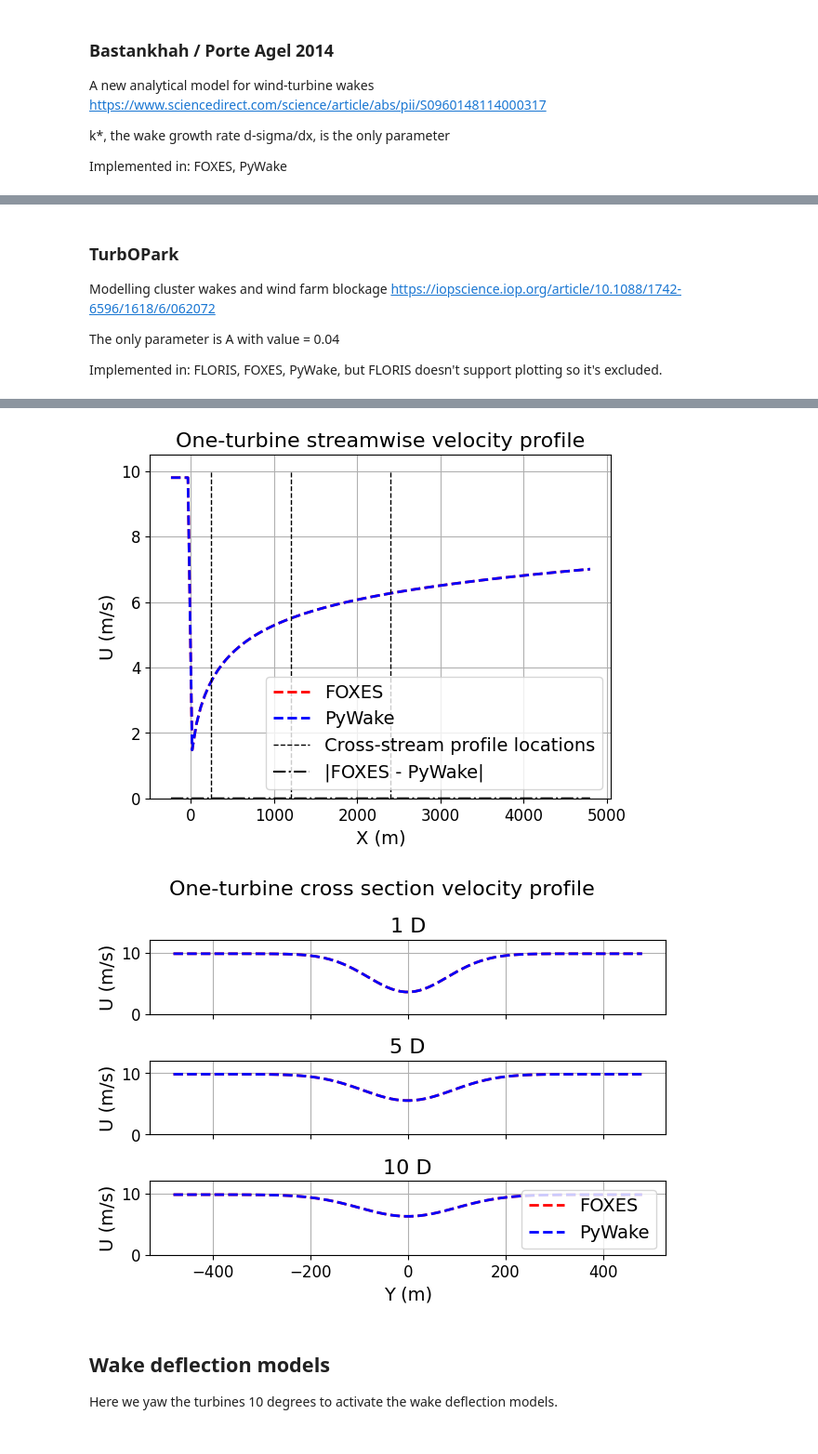
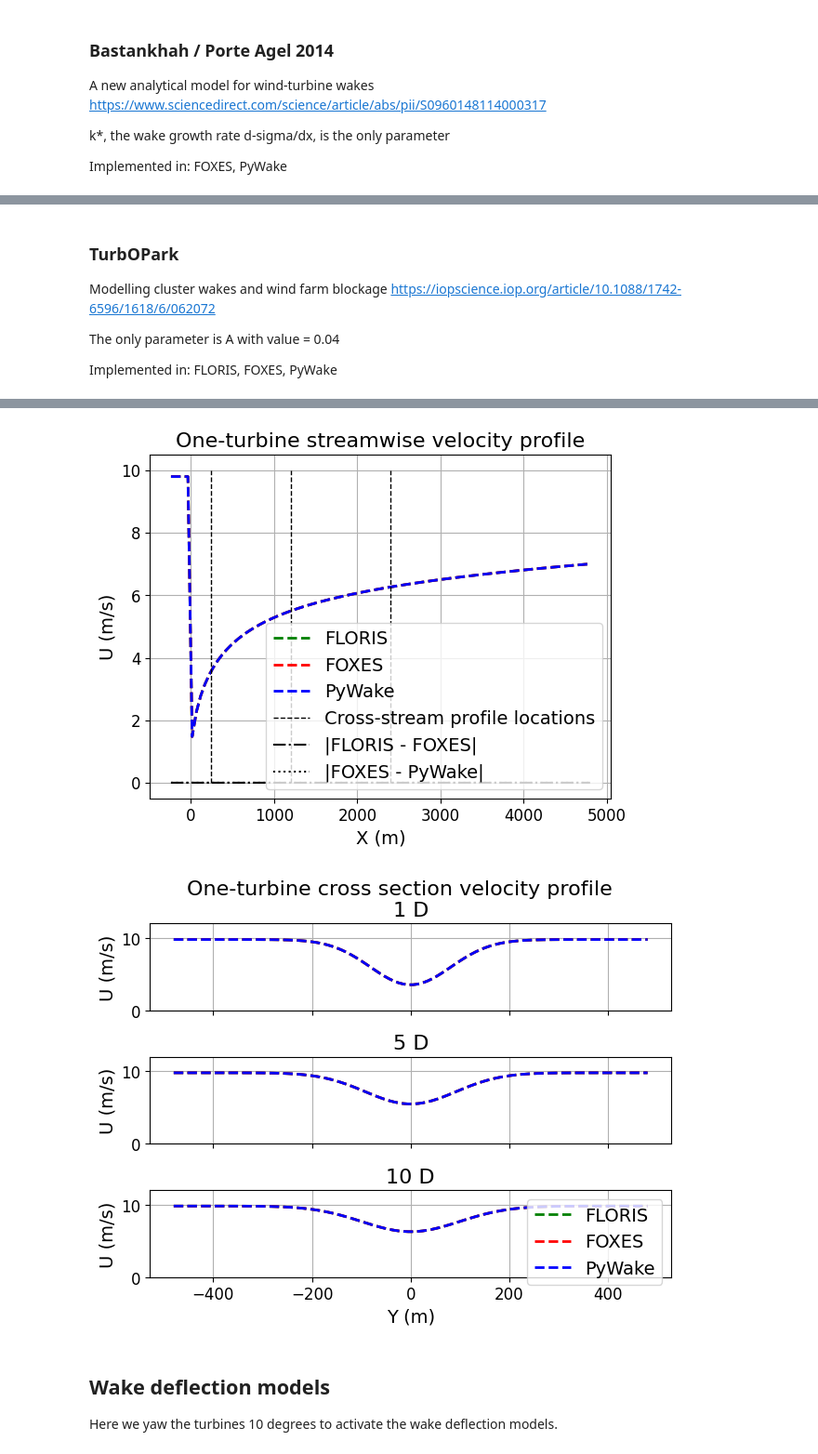
Before and after one commit to rafmudaf/wcomp, a Jupyter notebook: examples/torque2024_1turbine.ipynb, the cells around one changed output, grey strips where cells are left out. Shown at 93% size. Drawn from its saved outputs; the diff is of its cells as text; code cells hidden in the pictures.

Commit message:
Update streamwise and crosswise velocity profile plots

```diff
--- a/examples/torque2024_1turbine.ipynb
+++ b/examples/torque2024_1turbine.ipynb
@@ -324,45 +410,63 @@ https://iopscience.iop.org/article/10.1088/1742-6596/1618/6/062072
 
 The only parameter is A with value = 0.04
 
-Implemented in: FLORIS, FOXES, PyWake, but FLORIS doesn't support plotting so it's excluded.
+Implemented in: FLORIS, FOXES, PyWake
 # %%
 this_case = CASE_DIR / Path('turbopark/wind_energy_system.yaml')
-# floris_case = WCompFloris(this_case)
+floris_case = WCompFloris(this_case)
 foxes_case = WCompFoxes(this_case)
 pywake_case = WCompPyWake(this_case)
 
+### Streamwise profile plot
+
 fig, ax = plt.subplots()
-# floris_case.streamwise_profile_plot(wind_direction=270, y_coordinate=0.0, xmin=XMIN, xmax=XMAX)
-foxes_case.streamwise_profile_plot(wind_direction=270, y_coordinate=0.0, xmin=XMIN, xmax=XMAX)
-pywake_case.streamwise_profile_plot(wind_direction=270, y_coordinate=0.0, xmin=XMIN, xmax=XMAX)
-ax.plot([1*ROTOR_D, 1*ROTOR_D], [0, 10], color="black", linestyle='--', linewidth=PROFILE_LINEWIDTH)
-ax.plot([5*ROTOR_D, 5*ROTOR_D], [0, 10], color="black", linestyle='--', linewidth=PROFILE_LINEWIDTH)
-ax.plot([10*ROTOR_D, 10*ROTOR_D], [0, 10], color="black", linestyle='--', linewidth=PROFILE_LINEWIDTH, label="Cross-stream profile locations")
-lines = ax.lines
-x1, y1 = lines[0].get_data()
-x2, y2 = lines[1].get_data()
-e1 = np.abs(y1 - y2)
-ax.plot(x1, e1, color="black", linestyle='-.', linewidth=ERROR_LINEWIDTH, label="|FOXES - PyWake|")
 ax.set_title("One-turbine streamwise velocity profile")
 ax.set_xlabel("X (m)")
 ax.set_ylabel('U (m/s)')
 ax.set_ybound(lower=0.0)
+ax.grid()
+
+# Create the simulation data and plot onto current mpl axis
+floris_case.streamwise_profile_plot(wind_direction=270, y_coordinate=0.0, xmin=XMIN, xmax=XMAX)
+foxes_case.streamwise_profile_plot(wind_direction=270, y_coordinate=0.0, xmin=XMIN, xmax=XMAX)
+pywake_case.streamwise_profile_plot(wind_direction=270, y_coordinate=0.0, xmin=XMIN, xmax=XMAX)
+
+# Add vertical lines at the locations of the cross-stream profiles
+ax.plot([1*ROTOR_D, 1*ROTOR_D], [0, 10], color="black", linestyle='--', linewidth=PROFILE_LINEWIDTH)
+ax.plot([5*ROTOR_D, 5*ROTOR_D], [0, 10], color="black", linestyle='--', linewidth=PROFILE_LINEWIDTH)
+ax.plot([10*ROTOR_D, 10*ROTOR_D], [0, 10], color="black", linestyle='--', linewidth=PROFILE_LINEWIDTH, label="Cross-stream profile locations")
+
+# Extract the lines to calculate the errors and plot
+lines = ax.lines
+x1, y1 = lines[0].get_data()
+x2, y2 = lines[1].get_data()
+x3, y3 = lines[2].get_data()
+e1 = np.abs(y1 - y2)
+e2 = np.abs(y2 - y3)
+ax.plot(x1, e1, color="black", linestyle='-.', linewidth=ERROR_LINEWIDTH, label="|FLORIS - FOXES|")
+ax.plot(x1, e2, color="black", linestyle=':', linewidth=ERROR_LINEWIDTH, label="|FOXES - PyWake|")
+
 ax.legend()
-ax.grid()
+
 if SAVE_FIGS: fig.savefig(SAVE_PATH / Path('turbopark 1t x.png'))
+# print("Error norm:")
+# print(np.linalg.norm(e1, ord=2))
 
-print("Error norm:")
-print(np.linalg.norm(e1, ord=2))
-
+### Crosswise profile plots
 
 fig, ax = plt.subplots(3, 1)
 fig.suptitle("One-turbine cross section velocity profile")
+fig.tight_layout()
+
 X_D = [1, 5, 10]
 for i, D_X in enumerate(X_D):
     plt.axes(ax[i])
-    # floris_case.xsection_profile_plot(wind_direction=270, x_coordinate=D_X * ROTOR_D, ymin=YMIN, ymax=YMAX)
+
+    # Create the simulation data and plot onto current mpl axis
+    floris_case.xsection_profile_plot(wind_direction=270, x_coordinate=D_X * ROTOR_D, ymin=YMIN, ymax=YMAX)
     foxes_case.xsection_profile_plot(wind_direction=270, x_coordinate=D_X * ROTOR_D, ymin=YMIN, ymax=YMAX)
     pywake_case.xsection_profile_plot(wind_direction=270, x_coordinate=D_X * ROTOR_D, ymin=YMIN, ymax=YMAX)
+
     ax[i].set_title(f"{D_X} D")
     ax[i].set_ylabel("U (m/s)")
     ax[i].set_ybound(lower=0.0, upper=12.0)
@@ -372,6 +476,6 @@ for i, D_X in enumerate(X_D):
     else:
         ax[i].set_xlabel("Y (m)")
         ax[i].legend()
-fig.tight_layout()
+
 if SAVE_FIGS: fig.savefig(SAVE_PATH / Path('turbopark 1t y.png'))
 # %% [output]
@@ -381,5 +499,5 @@ Error norm:
-[figure, old version]
+[figure, new version]
-[figure, old version]
+[figure, new version]
 # %% [markdown]
 ## Wake deflection models
 
```
Also changed, not shown: parts of 8 cells of this notebook, 2 other files.
